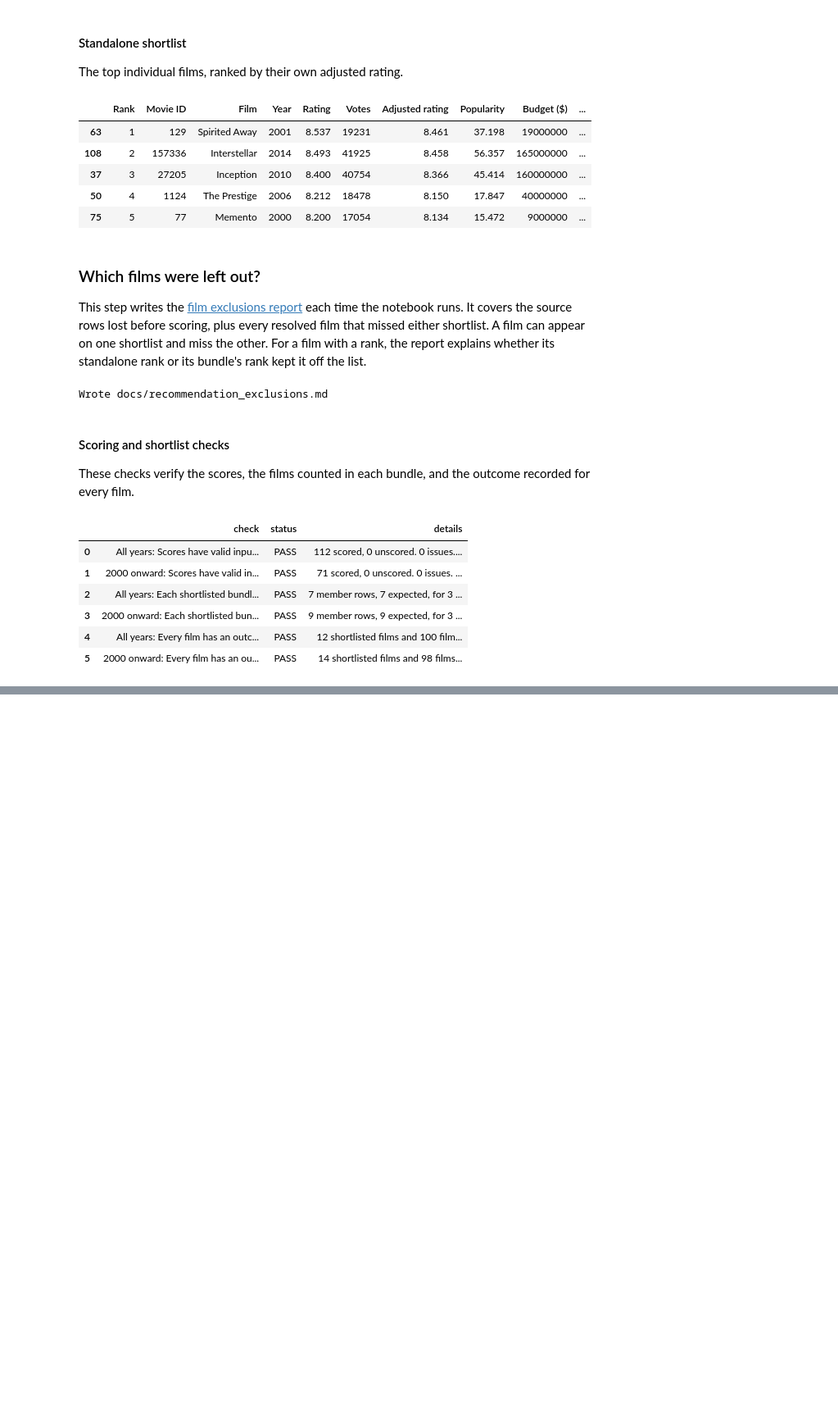
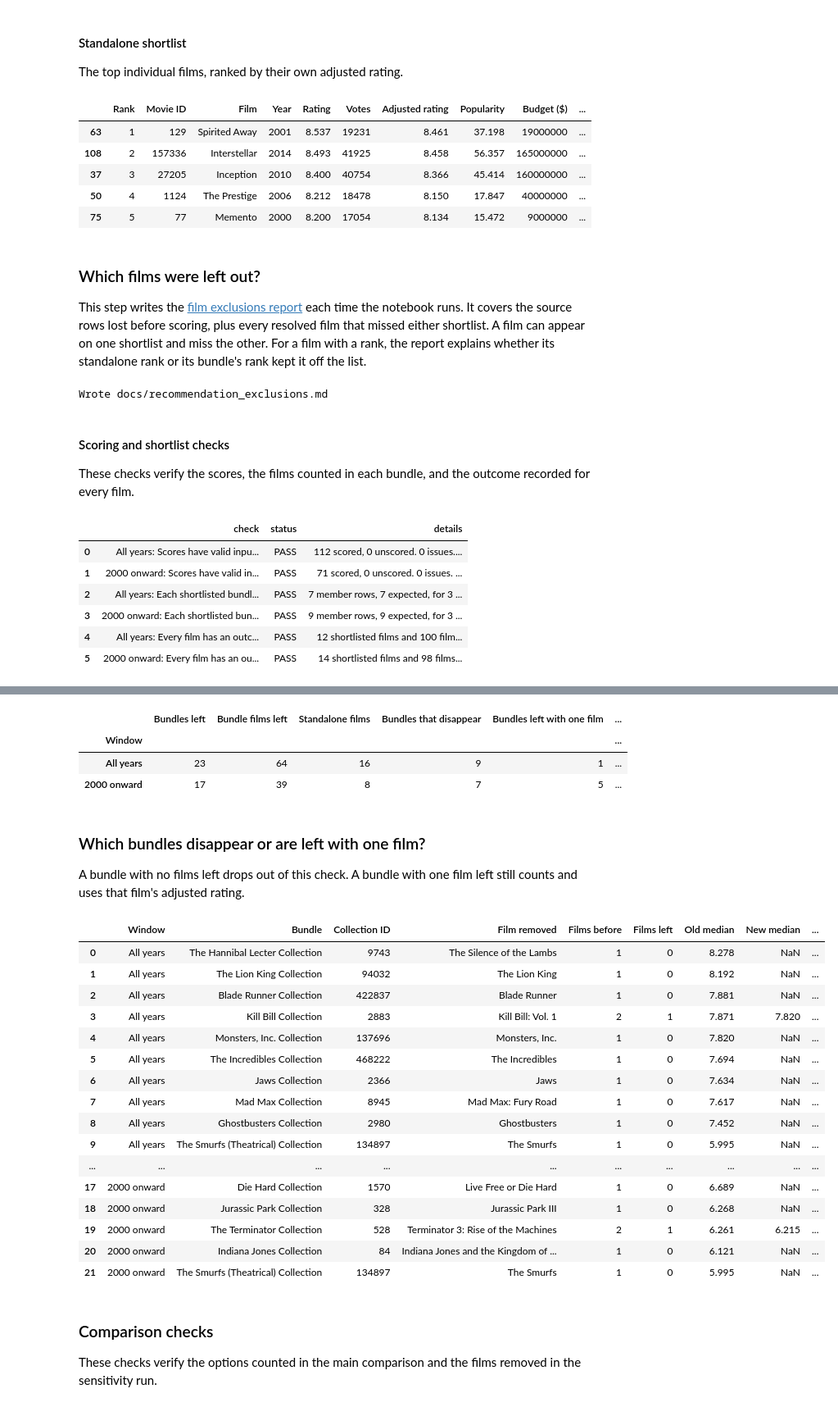
Before and after one commit to ishola-amalitech/streamvault, a Jupyter notebook: notebooks/04_recommendation.ipynb, the cells around one changed output, grey strips where cells are left out. Shown at 82% size. Cells and saved outputs as stored; diff of their text form; code cells hidden in the pictures; blank space fills up the shorter version.

```diff
--- a/notebooks/04_recommendation.ipynb
+++ b/notebooks/04_recommendation.ipynb
@@ -580,10 +580,10 @@ def score_films(films, *, minimum_votes, anchor_rating, anchor_votes):
     # Zero and missing inputs are counted in Step 1. Leave the dollar comparisons blank for both.
     budget = pd.to_numeric(scored["budget"], errors="coerce").astype(float)
     gross = pd.to_numeric(scored["revenue"], errors="coerce").astype(float)
-    has_financials = (
-        budget.between(0, float("inf"), inclusive="neither")
-        & gross.between(0, float("inf"), inclusive="neither")
-    )
+    # A film can count toward observed gross even when its budget is missing.
+    has_gross = gross.between(0, float("inf"), inclusive="neither")
+    has_financials = budget.between(0, float("inf"), inclusive="neither") & has_gross
+    scored["reported_gross"] = gross.where(has_gross)
     scored["gross_minus_budget"] = gross.where(has_financials) - budget.where(has_financials)
     scored["gross_difference_to_budget"] = scored["gross_minus_budget"] / budget.where(has_financials)
     # Use the same set of film rows when comparing gross and budget within a bundle.
@@ -637,12 +637,17 @@ def summarize_bundles(scored, collection_names):
         median_adjusted_rating=("adjusted_rating", "median"),
         lowest_adjusted_rating=("adjusted_rating", "min"),
         median_votes=("vote_count", "median"),
+        films_with_gross=("reported_gross", "count"),
+        total_reported_gross=("reported_gross", "sum"),
+        median_reported_gross=("reported_gross", "median"),
         films_with_budget_and_gross=("gross_minus_budget", "count"),
         median_budget=("budget_on_valid_pair", "median"),
         median_gross=("gross_on_valid_pair", "median"),
         median_gross_minus_budget=("gross_minus_budget", "median"),
         median_gross_difference_to_budget=("gross_difference_to_budget", "median"),
     ).reset_index()
+    # A blank total means we have no reported gross for any film in the bundle.
+    bundles["total_reported_gross"] = bundles["total_reported_gross"].where(bundles["films_with_gross"].gt(0))
     bundles["collection_name"] = bundles["collection_id"].map(collection_names)
     bundles["film_evidence"] = "Multiple films"
     bundles.loc[bundles["films"].eq(1), "film_evidence"] = "Based on one film"
@@ -953,0 +1223,40 @@ These checks verify the scores, the films counted in each bundle, and the outcom
+# %%
+omission_columns = {
+    "bundle_units": "Bundles left", "bundle_films": "Bundle films left",
+    "standalone_units": "Standalone films", "bundles_lost": "Bundles that disappear",
+    "bundles_left_with_one": "Bundles left with one film",
+    "bundle_median": "Bundle median", "standalone_median": "Standalone median",
+    "rating_gap": "Gap (points)", "gap_change": "Change in gap (points)", **interval_columns,
+}
+display(Markdown(
+    "### How much does each bundle depend on its strongest film?\n\n"
+    "Repeat the main comparison after removing the highest-scoring film from each eligible bundle. "
+    "The standalone group stays the same. Change in gap is the new gap minus the original gap."
+))
+display(omission_comparison[list(omission_columns)].rename(columns=omission_columns).rename_axis("Window").round(3))
+
+detail_columns = {
+    "collection_name": "Bundle", "collection_id": "Collection ID", "removed_title": "Film removed",
+    "films": "Films before", "films_left": "Films left", "median_adjusted_rating": "Old median",
+    "new_median": "New median", "median_change": "Change in median (points)",
+}
+limited_bundles = pd.concat(omission_details, names=["Window", "collection_id"]).reset_index()
+limited_bundles = limited_bundles.loc[limited_bundles["films_left"].le(1)]
+display(Markdown(
+    "### Which bundles disappear or are left with one film?\n\n"
+    "A bundle with no films left drops out of this check. A bundle with one film left still counts and "
+    "uses that film's adjusted rating."
+))
+if limited_bundles.empty:
+    display(Markdown("No eligible bundles fell below two films in this run."))
+else:
+    shown = limited_bundles[["Window", *detail_columns]].rename(columns=detail_columns)
+    with pd.option_context("display.max_rows", None):
+        display(shown.round(3).reset_index(drop=True))
+
+display(Markdown(
+    "### Comparison checks\n\n"
+    "These checks verify the options counted in the main comparison and the films removed in the sensitivity run."
+))
+display(comparison_report)
+# %% [output]
@@ -953,0 +1266,27 @@ These checks verify the scores, the films counted in each bundle, and the outcom
+|  | Bundles left | Bundle films left | Standalone films | Bundles that disappear | Bundles left with one film | ... |
+| Window |  |  |  |  |  | ... |
+| All years | 23 | 64 | 16 | 9 | 1 | ... |
+| 2000 onward | 17 | 39 | 8 | 7 | 5 | ... |
+### Which bundles disappear or are left with one film?
+
+A bundle with no films left drops out of this check. A bundle with one film left still counts and uses that film's adjusted rating.
+|  | Window | Bundle | Collection ID | Film removed | Films before | Films left | Old median | New median | ... |
+| 0 | All years | The Hannibal Lecter Collection | 9743 | The Silence of the Lambs | 1 | 0 | 8.278 | NaN | ... |
+| 1 | All years | The Lion King Collection | 94032 | The Lion King | 1 | 0 | 8.192 | NaN | ... |
+| 2 | All years | Blade Runner Collection | 422837 | Blade Runner | 1 | 0 | 7.881 | NaN | ... |
+| 3 | All years | Kill Bill Collection | 2883 | Kill Bill: Vol. 1 | 2 | 1 | 7.871 | 7.820 | ... |
+| 4 | All years | Monsters, Inc. Collection | 137696 | Monsters, Inc. | 1 | 0 | 7.820 | NaN | ... |
+| 5 | All years | The Incredibles Collection | 468222 | The Incredibles | 1 | 0 | 7.694 | NaN | ... |
+| 6 | All years | Jaws Collection | 2366 | Jaws | 1 | 0 | 7.634 | NaN | ... |
+| 7 | All years | Mad Max Collection | 8945 | Mad Max: Fury Road | 1 | 0 | 7.617 | NaN | ... |
+| 8 | All years | Ghostbusters Collection | 2980 | Ghostbusters | 1 | 0 | 7.452 | NaN | ... |
+| 9 | All years | The Smurfs (Theatrical) Collection | 134897 | The Smurfs | 1 | 0 | 5.995 | NaN | ... |
+| ... | ... | ... | ... | ... | ... | ... | ... | ... | ... |
+| 17 | 2000 onward | Die Hard Collection | 1570 | Live Free or Die Hard | 1 | 0 | 6.689 | NaN | ... |
+| 18 | 2000 onward | Jurassic Park Collection | 328 | Jurassic Park III | 1 | 0 | 6.268 | NaN | ... |
+| 19 | 2000 onward | The Terminator Collection | 528 | Terminator 3: Rise of the Machines | 2 | 1 | 6.261 | 6.215 | ... |
+| 20 | 2000 onward | Indiana Jones Collection | 84 | Indiana Jones and the Kingdom of ... | 1 | 0 | 6.121 | NaN | ... |
+| 21 | 2000 onward | The Smurfs (Theatrical) Collection | 134897 | The Smurfs | 1 | 0 | 5.995 | NaN | ... |
+### Comparison checks
+
+These checks verify the options counted in the main comparison and the films removed in the sensitivity run.
```
Also changed, not shown: parts of 10 cells of this notebook, 4 other files.
